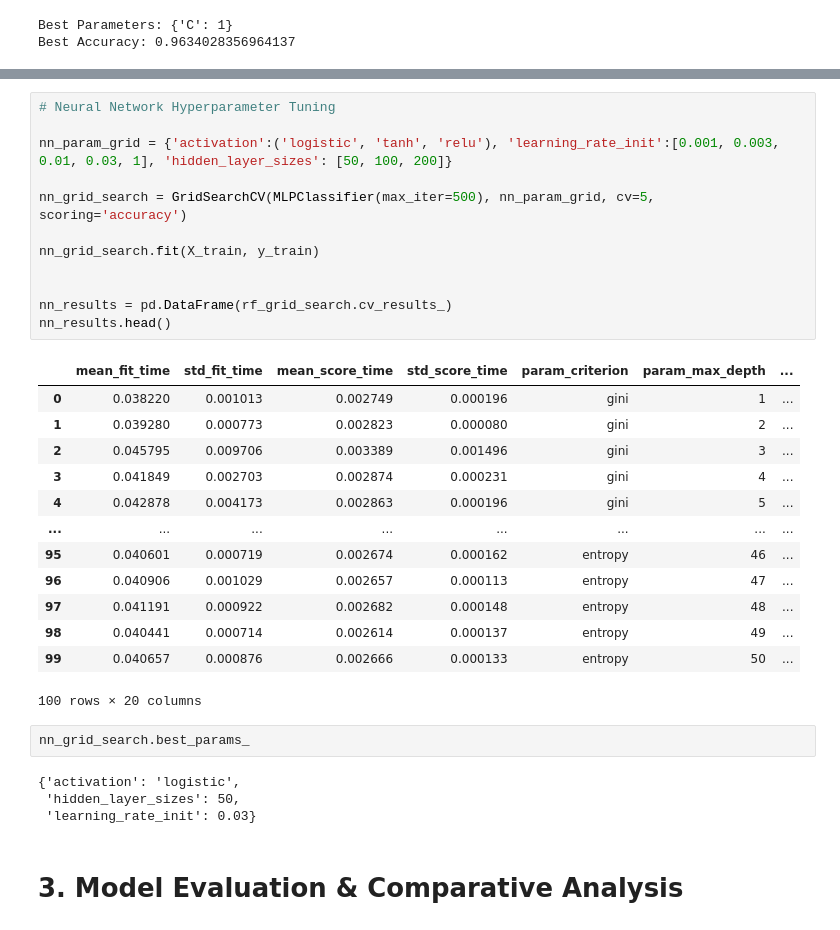
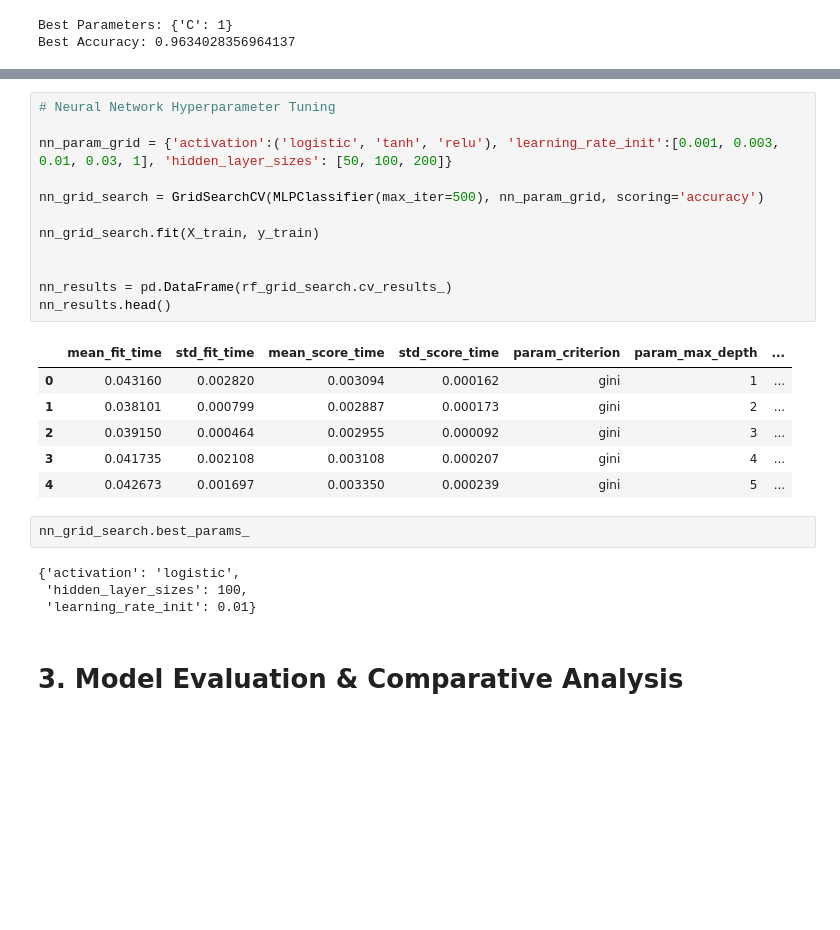
Before and after one commit to sarvesh-selvam/Breast-Cancer-Prediction, a Jupyter notebook: Breast Cancer Prediction (Code).ipynb, the cells around one changed output, grey strips where cells are left out. Cells and saved outputs as stored; diff of their text form; blank space fills up the shorter version.

```diff
--- a/Breast Cancer Prediction (Code).ipynb
+++ b/Breast Cancer Prediction (Code).ipynb
@@ -516,35 +511,28 @@ Best Accuracy: 0.9724915824915825
 # %%
 # Neural Network Hyperparameter Tuning
 
 nn_param_grid = {'activation':('logistic', 'tanh', 'relu'), 'learning_rate_init':[0.001, 0.003, 0.01, 0.03, 1], 'hidden_layer_sizes': [50, 100, 200]}
 
-nn_grid_search = GridSearchCV(MLPClassifier(max_iter=500), nn_param_grid, cv=5, scoring='accuracy')
+nn_grid_search = GridSearchCV(MLPClassifier(max_iter=500), nn_param_grid, scoring='accuracy')
 
 nn_grid_search.fit(X_train, y_train)
 
 
 nn_results = pd.DataFrame(rf_grid_search.cv_results_)
 nn_results.head()
 # %% [output]
 |  | mean_fit_time | std_fit_time | mean_score_time | std_score_time | param_criterion | param_max_depth | ... |
-| 0 | 0.038220 | 0.001013 | 0.002749 | 0.000196 | gini | 1 | ... |
-| 1 | 0.039280 | 0.000773 | 0.002823 | 0.000080 | gini | 2 | ... |
-| 2 | 0.045795 | 0.009706 | 0.003389 | 0.001496 | gini | 3 | ... |
-| 3 | 0.041849 | 0.002703 | 0.002874 | 0.000231 | gini | 4 | ... |
-| 4 | 0.042878 | 0.004173 | 0.002863 | 0.000196 | gini | 5 | ... |
-| ... | ... | ... | ... | ... | ... | ... | ... |
-| 95 | 0.040601 | 0.000719 | 0.002674 | 0.000162 | entropy | 46 | ... |
-| 96 | 0.040906 | 0.001029 | 0.002657 | 0.000113 | entropy | 47 | ... |
-| 97 | 0.041191 | 0.000922 | 0.002682 | 0.000148 | entropy | 48 | ... |
-| 98 | 0.040441 | 0.000714 | 0.002614 | 0.000137 | entropy | 49 | ... |
-| 99 | 0.040657 | 0.000876 | 0.002666 | 0.000133 | entropy | 50 | ... |
+| 0 | 0.043160 | 0.002820 | 0.003094 | 0.000162 | gini | 1 | ... |
+| 1 | 0.038101 | 0.000799 | 0.002887 | 0.000173 | gini | 2 | ... |
+| 2 | 0.039150 | 0.000464 | 0.002955 | 0.000092 | gini | 3 | ... |
+| 3 | 0.041735 | 0.002108 | 0.003108 | 0.000207 | gini | 4 | ... |
+| 4 | 0.042673 | 0.001697 | 0.003350 | 0.000239 | gini | 5 | ... |
-100 rows × 20 columns
 # %%
 nn_grid_search.best_params_
 # %% [output]
 {'activation': 'logistic',
- 'hidden_layer_sizes': 50,
- 'learning_rate_init': 0.03}
+ 'hidden_layer_sizes': 100,
+ 'learning_rate_init': 0.01}
 # %% [markdown]
 # 3. Model Evaluation & Comparative Analysis
 # %%
```
Also changed, not shown: parts of 9 cells of this notebook.
